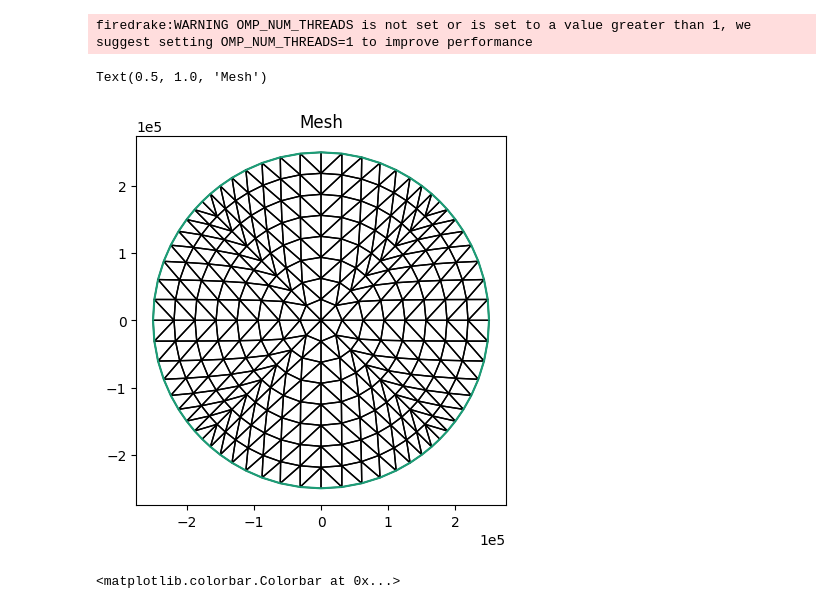
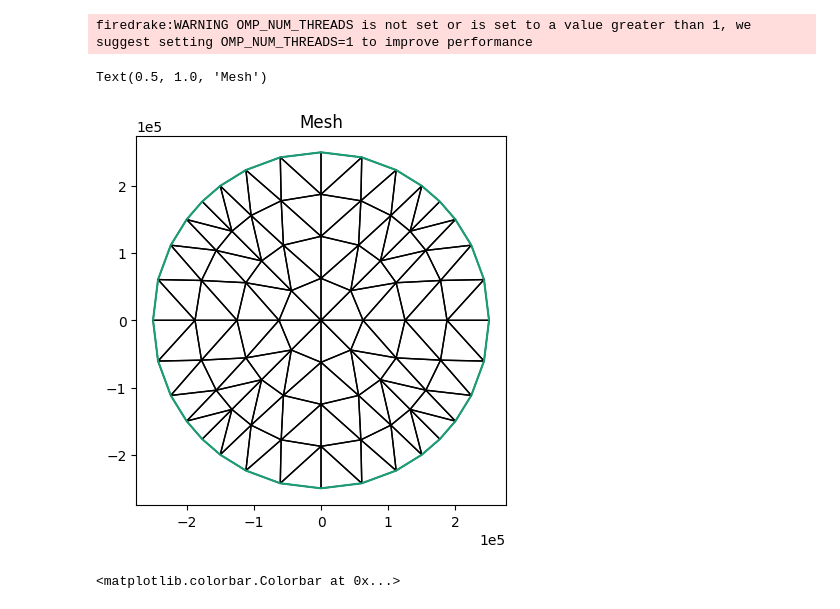
Before and after one commit to KYANJO/Data_assimilation_project, a Jupyter notebook: bin/python_wrapper.ipynb, the cells around one changed output. Saved outputs shown, nothing was run; the diff lists cells and outputs as text; code cells hidden in the pictures.

```diff
--- a/bin/python_wrapper.ipynb
+++ b/bin/python_wrapper.ipynb
@@ -12,34 +12,34 @@ from firedrake import sqrt, exp, Constant, Function
 firedrake:WARNING OMP_NUM_THREADS is not set or is set to a value greater than 1, we suggest setting OMP_NUM_THREADS=1 to improve performance
 # %%
 # Geometry
-mesh = firedrake.UnitDiskMesh(3)
+mesh = firedrake.UnitDiskMesh(2)
 R = 250e3 # domain is a circle of 250 km wide
 # R = 250
 mesh.coordinates.dat.data[:] *= R
 
 # Plateau elevation
 b_base = Constant(400)
 # b_base = Constant(0.4)
 
 # Max Elevation
 b_max = Constant(1400)
 # b_max = Constant(1.4)
 
 # Radius of the plateau interior
 ro = 125e3
 # ro = 125
 
 # Radius of the ridge
 Ro = Constant(200e3)
 # Ro = Constant(200)
 import icepack.plot
 
 fig, axes = icepack.plot.subplots()
 firedrake.triplot(mesh, axes=axes)
 axes.set_title("Mesh")
 # %% [output]
 Text(0.5, 1.0, 'Mesh')
-[figure, old version]
+[figure, new version]
 # %%
 # input data: ice bed, surface, thickness, velocity, and accumulation rate
 Q = firedrake.FunctionSpace(mesh, family='CG', degree=2)
```
Also changed, not shown: parts of 9 cells of this notebook.
